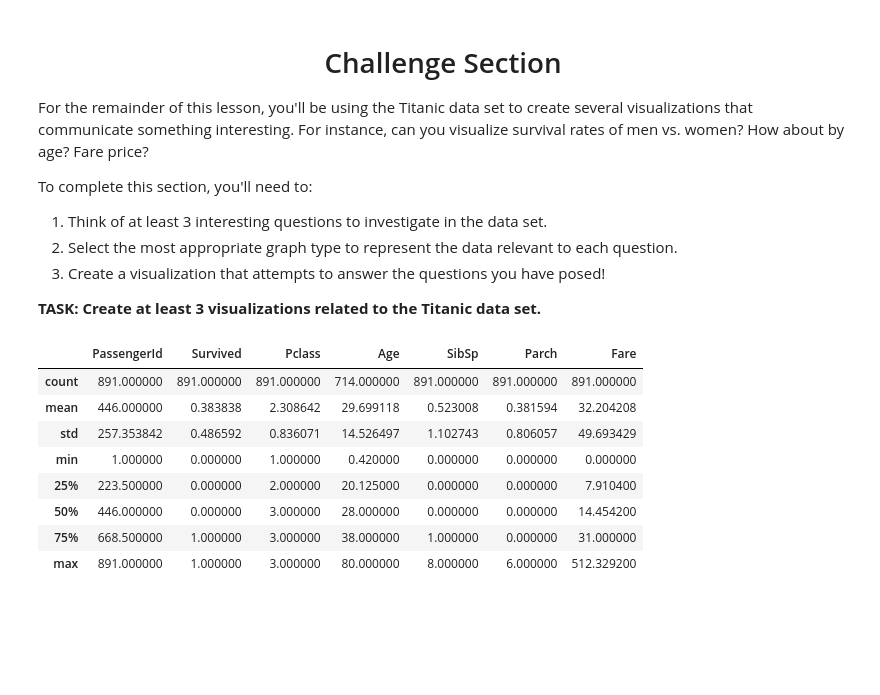
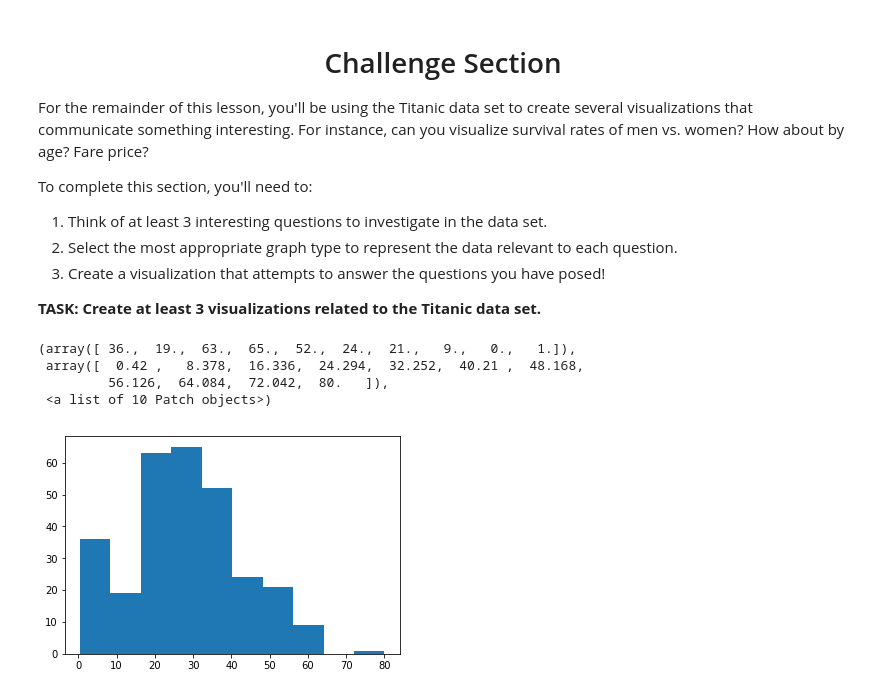
Before and after one commit to AlirieGray/DS-1-Data-Analysis, a Jupyter notebook: 02__Data_Visualization.ipynb, the cells around one changed output. Saved outputs shown, nothing was run; the diff lists cells and outputs as text; code cells hidden in the pictures; blank space fills up the shorter version.

```diff
--- a/02__Data_Visualization.ipynb
+++ b/02__Data_Visualization.ipynb
@@ -257,19 +257,19 @@ To complete this section, you'll need to:
 # %%
 # Read in titanic.csv, which is contained within the datasets folder.
 
 titanic_df = pd.read_csv("datasets/titanic.csv")
 
 # correlate age w/ survival rate
-titanic_df.describe()
+# titanic_df.describe()
+survived_df = titanic_df[titanic_df['Survived'] == 1]
+# survived.loc['Age'].hist()
+ages_df = survived_df[survived_df['Age'].notnull() == True]['Age']
+plt.hist(ages_df)
 # X: Age
 # Y: Number who survived who are that age
 # %% [output]
-|  | PassengerId | Survived | Pclass | Age | SibSp | Parch | Fare |
-| count | 891.000000 | 891.000000 | 891.000000 | 714.000000 | 891.000000 | 891.000000 | 891.000000 |
-| mean | 446.000000 | 0.383838 | 2.308642 | 29.699118 | 0.523008 | 0.381594 | 32.204208 |
-| std | 257.353842 | 0.486592 | 0.836071 | 14.526497 | 1.102743 | 0.806057 | 49.693429 |
-| min | 1.000000 | 0.000000 | 1.000000 | 0.420000 | 0.000000 | 0.000000 | 0.000000 |
-| 25% | 223.500000 | 0.000000 | 2.000000 | 20.125000 | 0.000000 | 0.000000 | 7.910400 |
-| 50% | 446.000000 | 0.000000 | 3.000000 | 28.000000 | 0.000000 | 0.000000 | 14.454200 |
-| 75% | 668.500000 | 1.000000 | 3.000000 | 38.000000 | 1.000000 | 0.000000 | 31.000000 |
-| max | 891.000000 | 1.000000 | 3.000000 | 80.000000 | 8.000000 | 6.000000 | 512.329200 |
+(array([ 36.,  19.,  63.,  65.,  52.,  24.,  21.,   9.,   0.,   1.]),
+ array([  0.42 ,   8.378,  16.336,  24.294,  32.252,  40.21 ,  48.168,
+         56.126,  64.084,  72.042,  80.   ]),
+ <a list of 10 Patch objects>)
+[figure, added]
```
Also changed, not shown: parts of 2 cells of this notebook.
